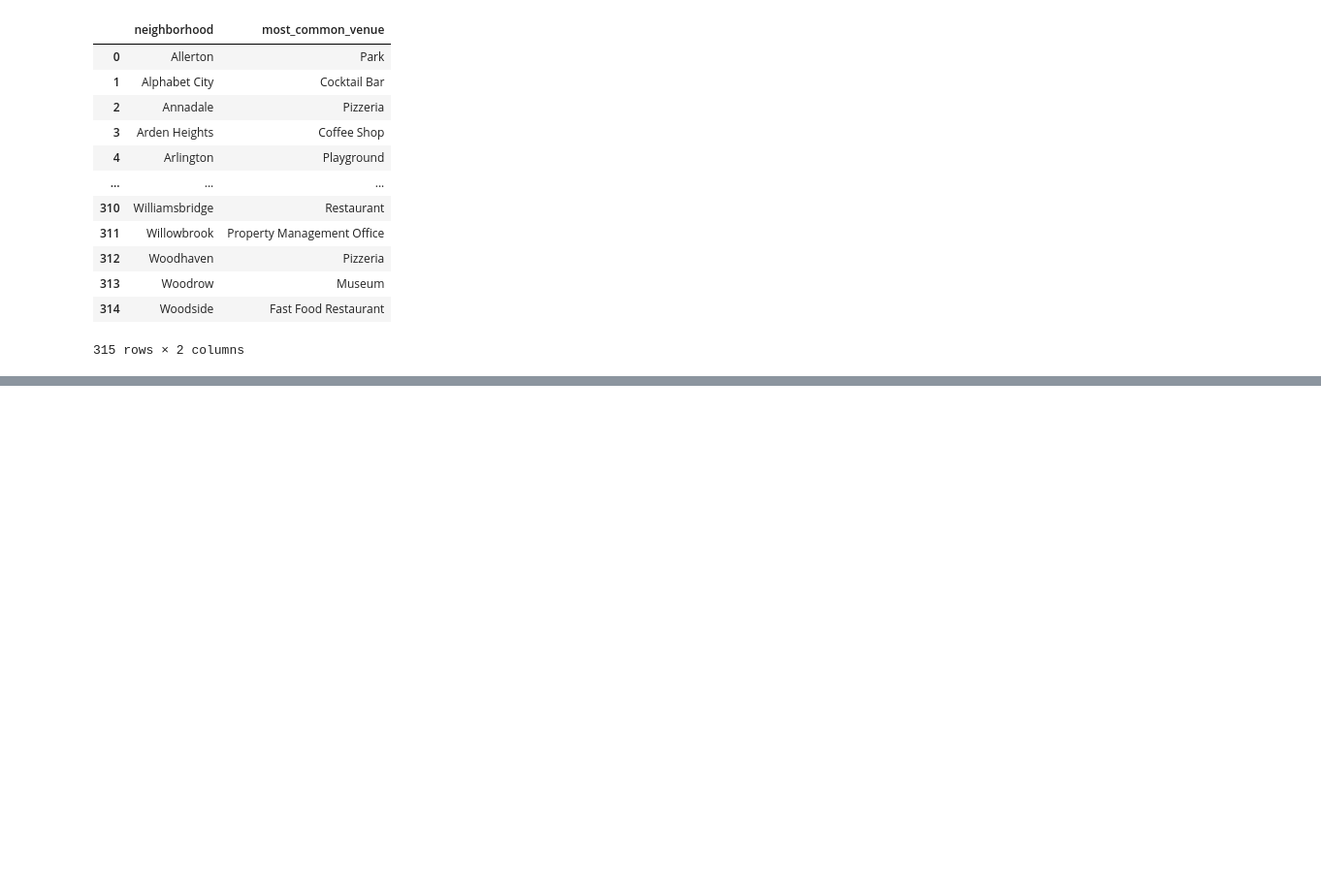
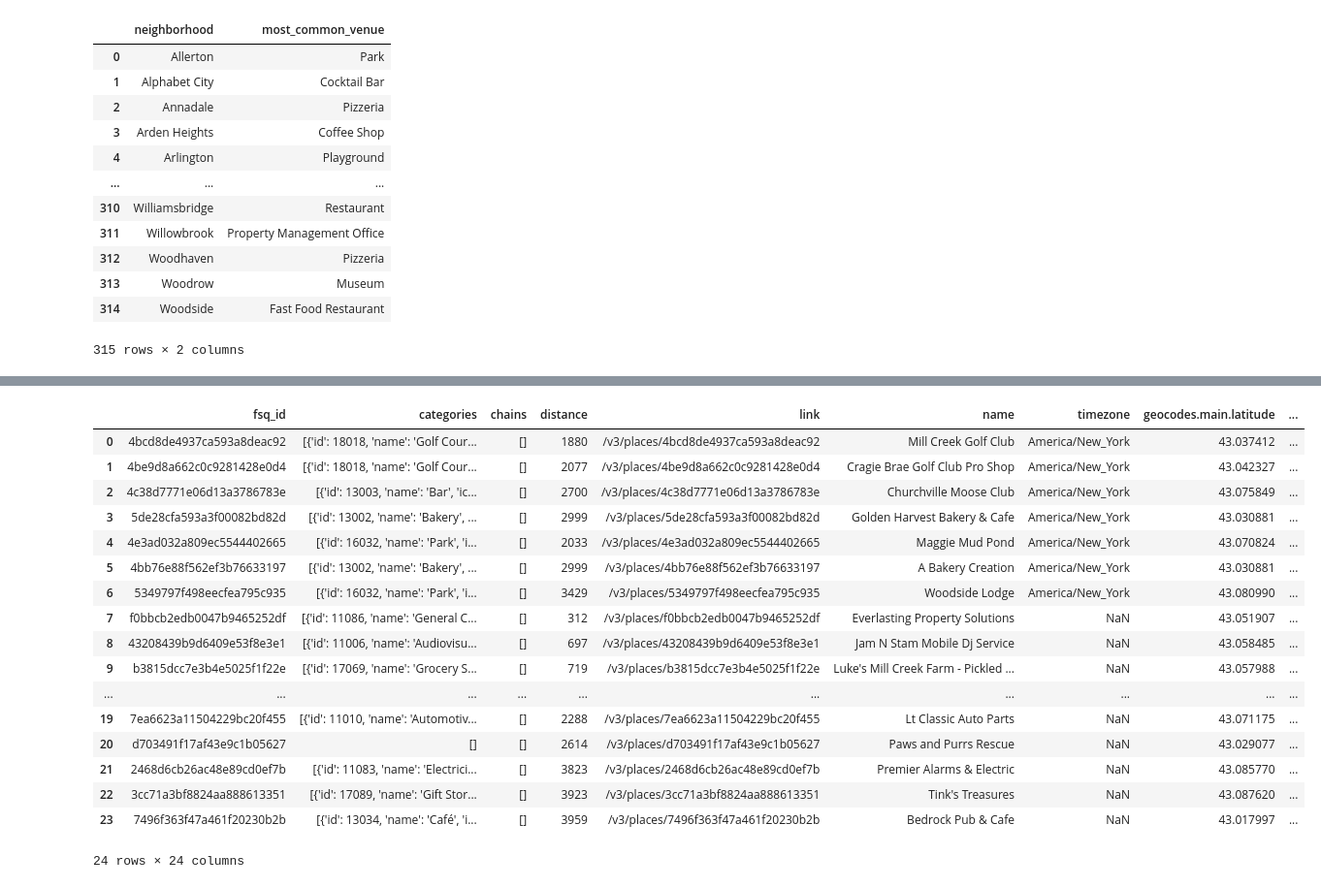
Before and after one commit to ktamkee/NYC_midterm_project, a Jupyter notebook: data/foursquare_api.ipynb, the cells around one changed output, grey strips where cells are left out. Shown at 97% size. Drawn from its saved outputs; the diff is of its cells as text; code cells hidden in the pictures; blank space fills up the shorter version.

```diff
--- a/data/foursquare_api.ipynb
+++ b/data/foursquare_api.ipynb
@@ -441,0 +480,34 @@ staten_df = staten_df.replace('Sunnyside', 'Sunnyside_SI')
+# %%
+url = "http://api.foursquare.com/v3/places/search"
+headers = {'Accept': 'application/json'}
+headers['Authorization']= foursquare_secret
+rest_parameters = {
+        'near': 'Clifton, NY',
+        'sort': 'POPULARITY',
+        'limit': '50'
+    }
+
+response = re.get(url, params=rest_parameters, headers = headers)
+response = response.json()
+venues = pd.json_normalize(response, record_path=['results'])
+# %%
+venues
+# %% [output]
+|  | fsq_id | categories | chains | distance | link | name | timezone | geocodes.main.latitude | ... |
+| 0 | 4bcd8de4937ca593a8deac92 | [{'id': 18018, 'name': 'Golf Cour... | [] | 1880 | /v3/places/4bcd8de4937ca593a8deac92 | Mill Creek Golf Club | America/New_York | 43.037412 | ... |
+| 1 | 4be9d8a662c0c9281428e0d4 | [{'id': 18018, 'name': 'Golf Cour... | [] | 2077 | /v3/places/4be9d8a662c0c9281428e0d4 | Cragie Brae Golf Club Pro Shop | America/New_York | 43.042327 | ... |
+| 2 | 4c38d7771e06d13a3786783e | [{'id': 13003, 'name': 'Bar', 'ic... | [] | 2700 | /v3/places/4c38d7771e06d13a3786783e | Churchville Moose Club | America/New_York | 43.075849 | ... |
+| 3 | 5de28cfa593a3f00082bd82d | [{'id': 13002, 'name': 'Bakery', ... | [] | 2999 | /v3/places/5de28cfa593a3f00082bd82d | Golden Harvest Bakery & Cafe | America/New_York | 43.030881 | ... |
+| 4 | 4e3ad032a809ec5544402665 | [{'id': 16032, 'name': 'Park', 'i... | [] | 2033 | /v3/places/4e3ad032a809ec5544402665 | Maggie Mud Pond | America/New_York | 43.070824 | ... |
+| 5 | 4bb76e88f562ef3b76633197 | [{'id': 13002, 'name': 'Bakery', ... | [] | 2999 | /v3/places/4bb76e88f562ef3b76633197 | A Bakery Creation | America/New_York | 43.030881 | ... |
+| 6 | 5349797f498eecfea795c935 | [{'id': 16032, 'name': 'Park', 'i... | [] | 3429 | /v3/places/5349797f498eecfea795c935 | Woodside Lodge | America/New_York | 43.080990 | ... |
+| 7 | f0bbcb2edb0047b9465252df | [{'id': 11086, 'name': 'General C... | [] | 312 | /v3/places/f0bbcb2edb0047b9465252df | Everlasting Property Solutions | NaN | 43.051907 | ... |
+| 8 | 43208439b9d6409e53f8e3e1 | [{'id': 11006, 'name': 'Audiovisu... | [] | 697 | /v3/places/43208439b9d6409e53f8e3e1 | Jam N Stam Mobile Dj Service | NaN | 43.058485 | ... |
+| 9 | b3815dcc7e3b4e5025f1f22e | [{'id': 17069, 'name': 'Grocery S... | [] | 719 | /v3/places/b3815dcc7e3b4e5025f1f22e | Luke's Mill Creek Farm - Pickled ... | NaN | 43.057988 | ... |
+| ... | ... | ... | ... | ... | ... | ... | ... | ... | ... |
+| 19 | 7ea6623a11504229bc20f455 | [{'id': 11010, 'name': 'Automotiv... | [] | 2288 | /v3/places/7ea6623a11504229bc20f455 | Lt Classic Auto Parts | NaN | 43.071175 | ... |
+| 20 | d703491f17af43e9c1b05627 | [] | [] | 2614 | /v3/places/d703491f17af43e9c1b05627 | Paws and Purrs Rescue | NaN | 43.029077 | ... |
+| 21 | 2468d6cb26ac48e89cd0ef7b | [{'id': 11083, 'name': 'Electrici... | [] | 3823 | /v3/places/2468d6cb26ac48e89cd0ef7b | Premier Alarms & Electric | NaN | 43.085770 | ... |
+| 22 | 3cc71a3bf8824aa888613351 | [{'id': 17089, 'name': 'Gift Stor... | [] | 3923 | /v3/places/3cc71a3bf8824aa888613351 | Tink's Treasures | NaN | 43.087620 | ... |
+| 23 | 7496f363f47a461f20230b2b | [{'id': 13034, 'name': 'Café', 'i... | [] | 3959 | /v3/places/7496f363f47a461f20230b2b | Bedrock Pub & Cafe | NaN | 43.017997 | ... |
+24 rows × 24 columns
```
Also changed, not shown: parts of 7 cells of this notebook.
